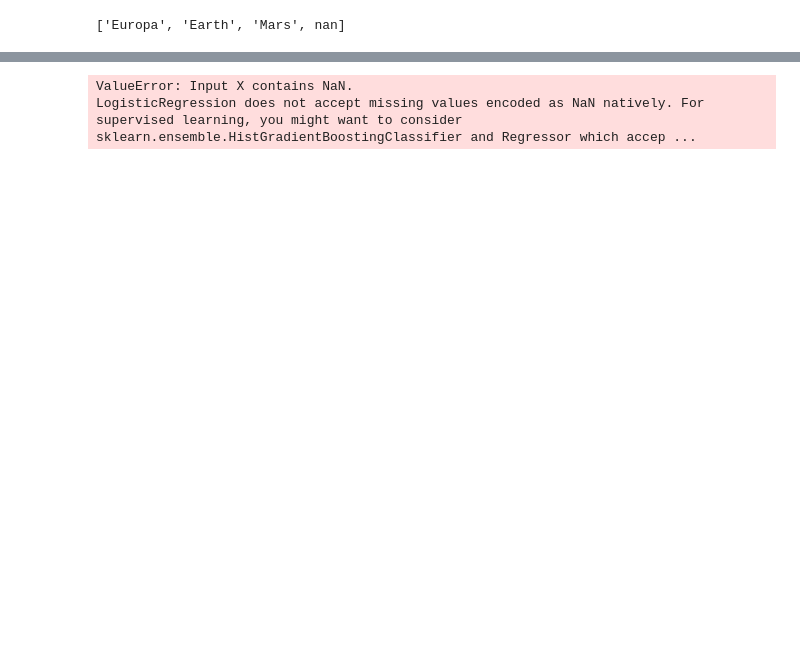
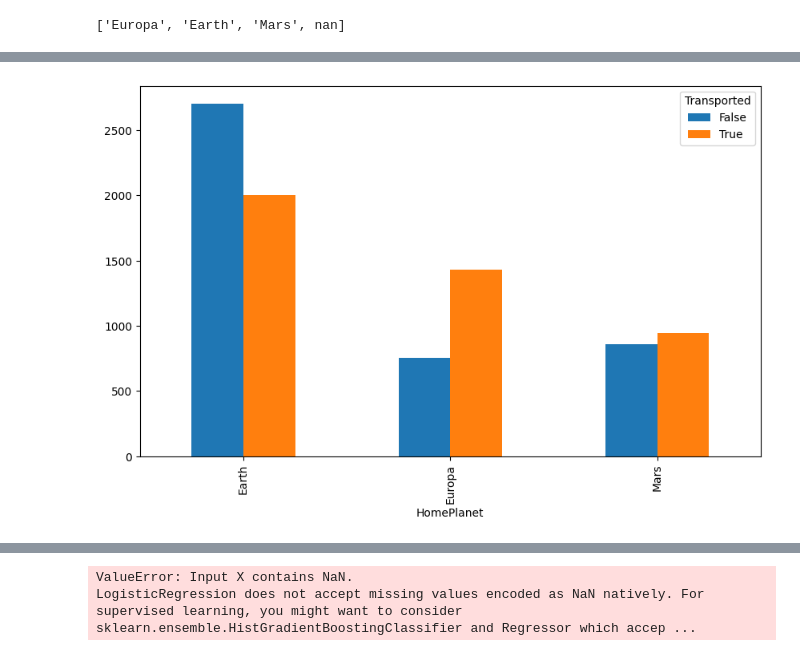
Before and after one commit to IsaacMontano/Spaceship-Titanic, a Jupyter notebook: project.ipynb, the cells around one changed output, grey strips where cells are left out. Cells and saved outputs as stored; diff of their text form; code cells hidden in the pictures; blank space fills up the shorter version.

```diff
--- a/project.ipynb
+++ b/project.ipynb
@@ -124,8 +117,11 @@ remove_nans_df['Destination']   = remove_nans_df["Destination"].apply(lambda x:
 remove_nans_df['CryoSleep']     = remove_nans_df["CryoSleep"].apply(lambda x: get_random_dict_value_and_update(cyrosleep_dict) if pd.isnull(x) else x)
 remove_nans_df['VIP']           = remove_nans_df["VIP"].apply(lambda x: get_random_dict_value_and_update(vip_dict) if pd.isnull(x) else x)
 
-print(remove_nans_df["HomePlanet"].value_counts())
-print(remove_nans_df["CryoSleep"].value_counts())
-print(remove_nans_df["VIP"].value_counts())
-print(remove_nans_df["Destination"].value_counts())
+num_nan_values = remove_nans_df.isna().sum()
+print(num_nan_values)
+
+#Dropping columns Age, RoomService, FoodCourt, ShoppingMall, Spa, VRDeck
+#Dropping columns that are not useful
+remove_nans_df = remove_nans_df.drop(columns=["Age", "RoomService", "FoodCourt", "ShoppingMall", "Spa", "VRDeck", "Transported"])
+remove_nans_df.head()
 # %% [output]
@@ -150,2 +168,11 @@ Name: count, dtype: int64
 # %%
 #Graphing what we have found so far with the replaced NaN values
+#First we group by HomePlanet and Transported
+group_counts = remove_nans_df.groupby(["HomePlanet", "Transported"]).size()
+unstacked_counts = group_counts.unstack("Transported")
+unstacked_counts.plot(kind="bar",figsize=(10, 6))
+
+plt.legend(title="Transported")
+plt.show()
+# %% [output]
+[figure, added]
```
Also changed, not shown: parts of 10 cells of this notebook.
